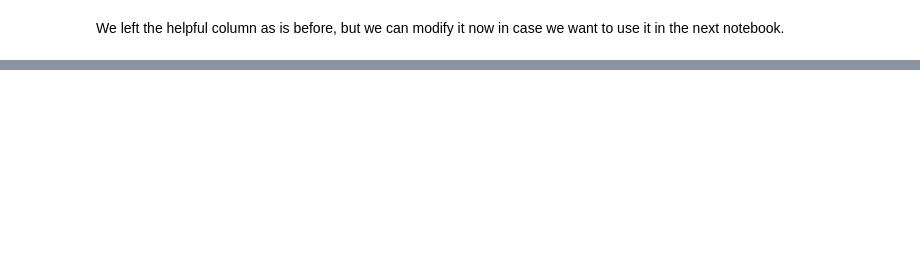
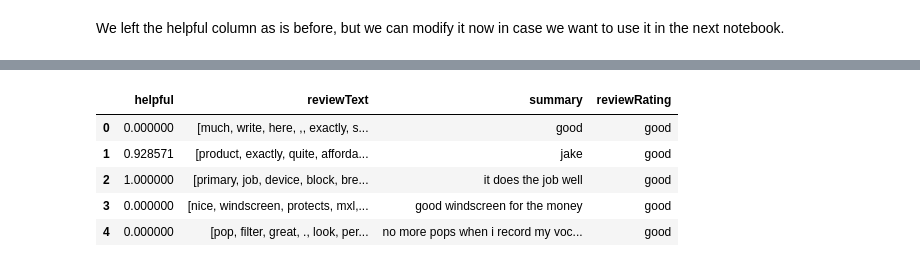
Before and after one commit to RavinderRai/amazon_instrument_sentiment_analysis, a Jupyter notebook: notebooks/Data_Wrangling_and_EDA.ipynb, the cells around one changed output, grey strips where cells are left out. Drawn from its saved outputs; the diff is of its cells as text; code cells hidden in the pictures; blank space fills up the shorter version.

```diff
--- a/notebooks/Data_Wrangling_and_EDA.ipynb
+++ b/notebooks/Data_Wrangling_and_EDA.ipynb
@@ -397,3 +399,5 @@ So this variable is still heavily skewed toward products being good, as you woul
+# %%
+df_clean.drop('overall', axis=1, inplace = True)
 # %% [markdown]
 Now we can finalize our dataset and save it.
 # %%
@@ -429,0 +416,12 @@ df_clean.drop('overall', axis=1)
+# %%
+#we dont need the id columns either
+df_clean.drop(['reviewerID', 'asin', 'reviewerName'], axis=1, inplace = True)
+
+df_clean.head()
+# %% [output]
+|  | helpful | reviewText | summary | reviewRating |
+| 0 | 0.000000 | [much, write, here, ,, exactly, s... | good | good |
+| 1 | 0.928571 | [product, exactly, quite, afforda... | jake | good |
+| 2 | 1.000000 | [primary, job, device, block, bre... | it does the job well | good |
+| 3 | 0.000000 | [nice, windscreen, protects, mxl,... | good windscreen for the money | good |
+| 4 | 0.000000 | [pop, filter, great, ., look, per... | no more pops when i record my voc... | good |
```
Also changed, not shown: parts of 4 cells of this notebook.
